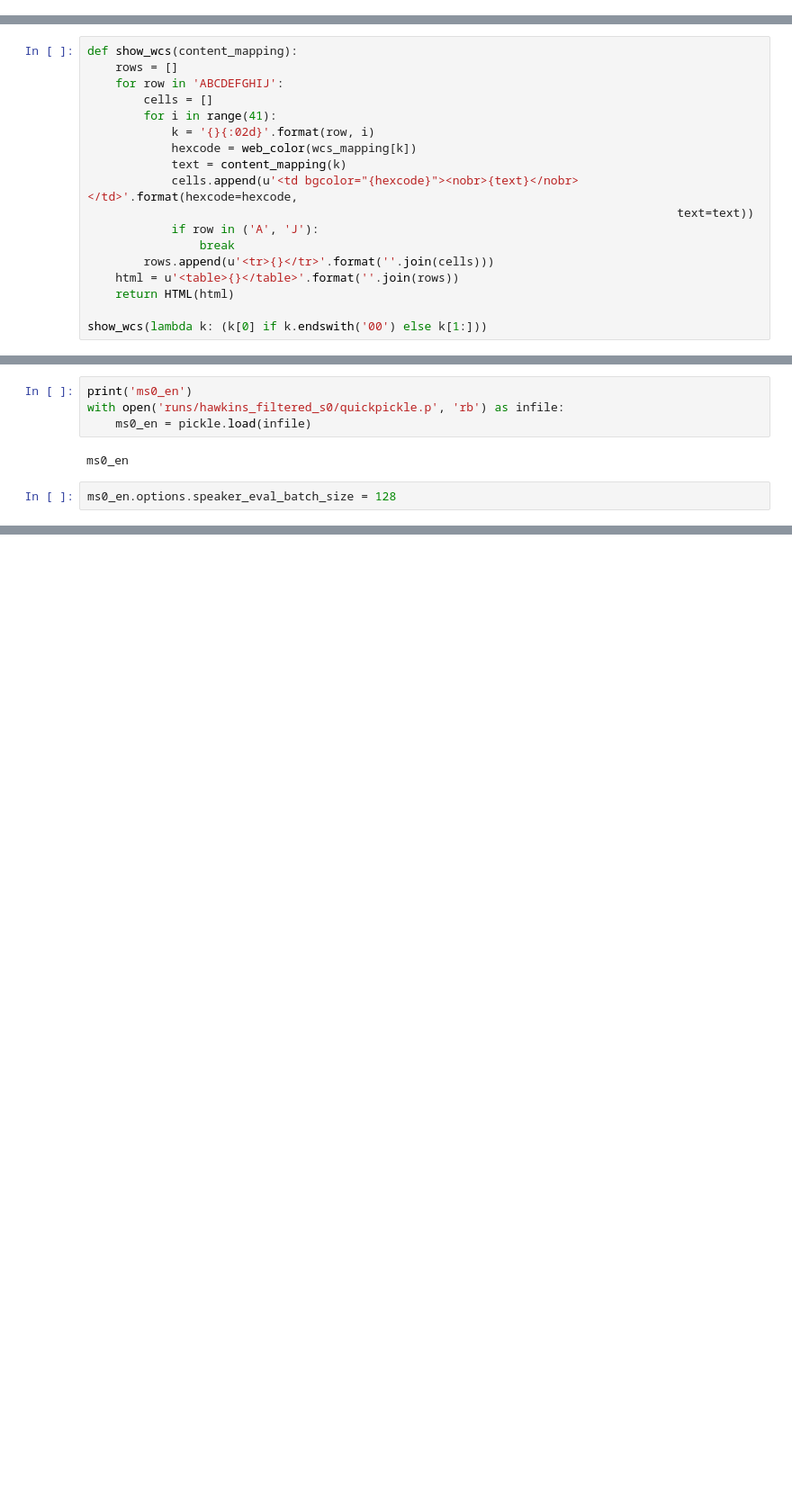
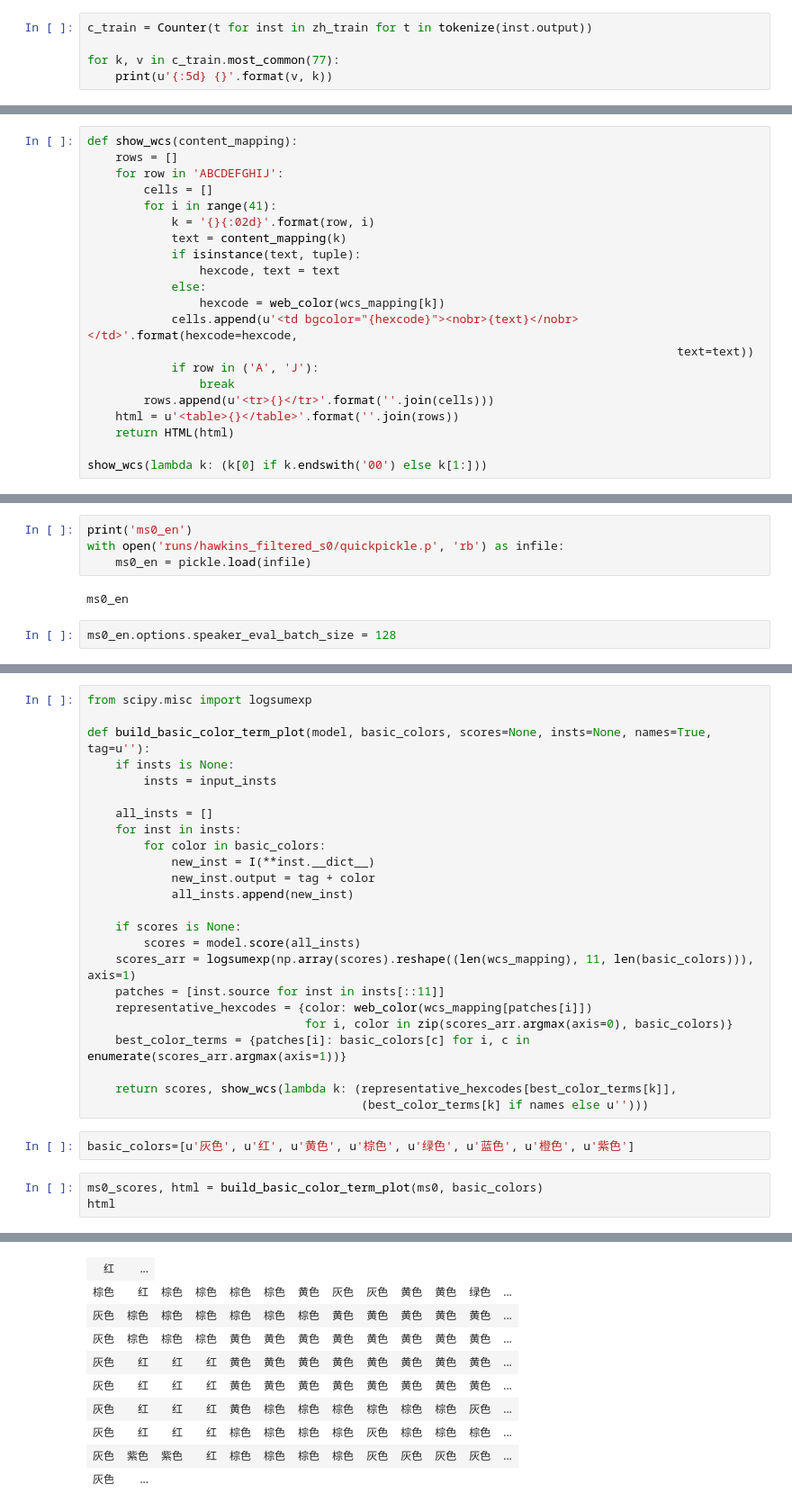
Before and after one commit to futurulus/coop-nets, a Jupyter notebook: behavioralAnalysis/multilingual.ipynb, the cells around one changed output, grey strips where cells are left out. Shown: that part at 90% size. Drawn from its saved outputs; the diff is of its cells as text; blank space fills up the shorter version.

```diff
--- a/behavioralAnalysis/multilingual.ipynb
+++ b/behavioralAnalysis/multilingual.ipynb
@@ -104,0 +150,5 @@ for k, v in c.most_common(100):
+# %%
+c_train = Counter(t for inst in zh_train for t in tokenize(inst.output))
+
+for k, v in c_train.most_common(77):
+    print(u'{:5d} {}'.format(v, k))
@@ -316,8 +380,11 @@ def show_wcs(content_mapping):
         cells = []
         for i in range(41):
             k = '{}{:02d}'.format(row, i)
-            hexcode = web_color(wcs_mapping[k])
             text = content_mapping(k)
+            if isinstance(text, tuple):
+                hexcode, text = text
+            else:
+                hexcode = web_color(wcs_mapping[k])
             cells.append(u'<td bgcolor="{hexcode}"><nobr>{text}</nobr></td>'.format(hexcode=hexcode,
                                                                                     text=text))
             if row in ('A', 'J'):
@@ -472,3 +539,33 @@ Predict batch 0 of 1, Predict batch 29 of 29 (~100% done, ETA Fri Oct 13 14:35:4
 | grey | pink | pink | pink | red | brown | brown | brown | brown | brown | brown | brown | ... |
 | purple,grey,the target is a . | pink | pink | pink | pink | pink | red | red | brown | brown | brown | brown | ... |
 | purple | ... |
+# %%
+from scipy.misc import logsumexp
+
+def build_basic_color_term_plot(model, basic_colors, scores=None, insts=None, names=True, tag=u''):
+    if insts is None:
+        insts = input_insts
+
+    all_insts = []
+    for inst in insts:
+        for color in basic_colors:
+            new_inst = I(**inst.__dict__)
+            new_inst.output = tag + color
+            all_insts.append(new_inst)
+
+    if scores is None:
+        scores = model.score(all_insts)
+    scores_arr = logsumexp(np.array(scores).reshape((len(wcs_mapping), 11, len(basic_colors))), axis=1)
+    patches = [inst.source for inst in insts[::11]]
+    representative_hexcodes = {color: web_color(wcs_mapping[patches[i]])
+                               for i, color in zip(scores_arr.argmax(axis=0), basic_colors)}
+    best_color_terms = {patches[i]: basic_colors[c] for i, c in enumerate(scores_arr.argmax(axis=1))}
+
+    return scores, show_wcs(lambda k: (representative_hexcodes[best_color_terms[k]],
+                                       (best_color_terms[k] if names else u'')))
+# %%
+basic_colors=[u'灰色', u'红', u'黄色', u'棕色', u'绿色', u'蓝色', u'橙色', u'紫色']
+# %%
+ms0_scores, html = build_basic_color_term_plot(ms0, basic_colors)
+html
+# %% [output]
@@ -474,0 +576,10 @@ Predict batch 0 of 1, Predict batch 29 of 29 (~100% done, ETA Fri Oct 13 14:35:4
+| 红 | ... |
+| 棕色 | 红 | 棕色 | 棕色 | 棕色 | 棕色 | 黄色 | 灰色 | 灰色 | 黄色 | 黄色 | 绿色 | ... |
+| 灰色 | 棕色 | 棕色 | 棕色 | 棕色 | 棕色 | 棕色 | 黄色 | 黄色 | 黄色 | 黄色 | 黄色 | ... |
+| 灰色 | 棕色 | 棕色 | 棕色 | 黄色 | 黄色 | 黄色 | 黄色 | 黄色 | 黄色 | 黄色 | 黄色 | ... |
+| 灰色 | 红 | 红 | 红 | 黄色 | 黄色 | 黄色 | 黄色 | 黄色 | 黄色 | 黄色 | 黄色 | ... |
+| 灰色 | 红 | 红 | 红 | 黄色 | 黄色 | 黄色 | 黄色 | 黄色 | 黄色 | 黄色 | 黄色 | ... |
+| 灰色 | 红 | 红 | 红 | 黄色 | 棕色 | 棕色 | 棕色 | 棕色 | 棕色 | 棕色 | 灰色 | ... |
+| 灰色 | 红 | 红 | 红 | 棕色 | 棕色 | 棕色 | 棕色 | 灰色 | 棕色 | 棕色 | 棕色 | ... |
+| 灰色 | 紫色 | 紫色 | 红 | 棕色 | 棕色 | 棕色 | 棕色 | 灰色 | 灰色 | 灰色 | 灰色 | ... |
+| 灰色 | ... |
```
Also changed, not shown: parts of 85 cells of this notebook.
